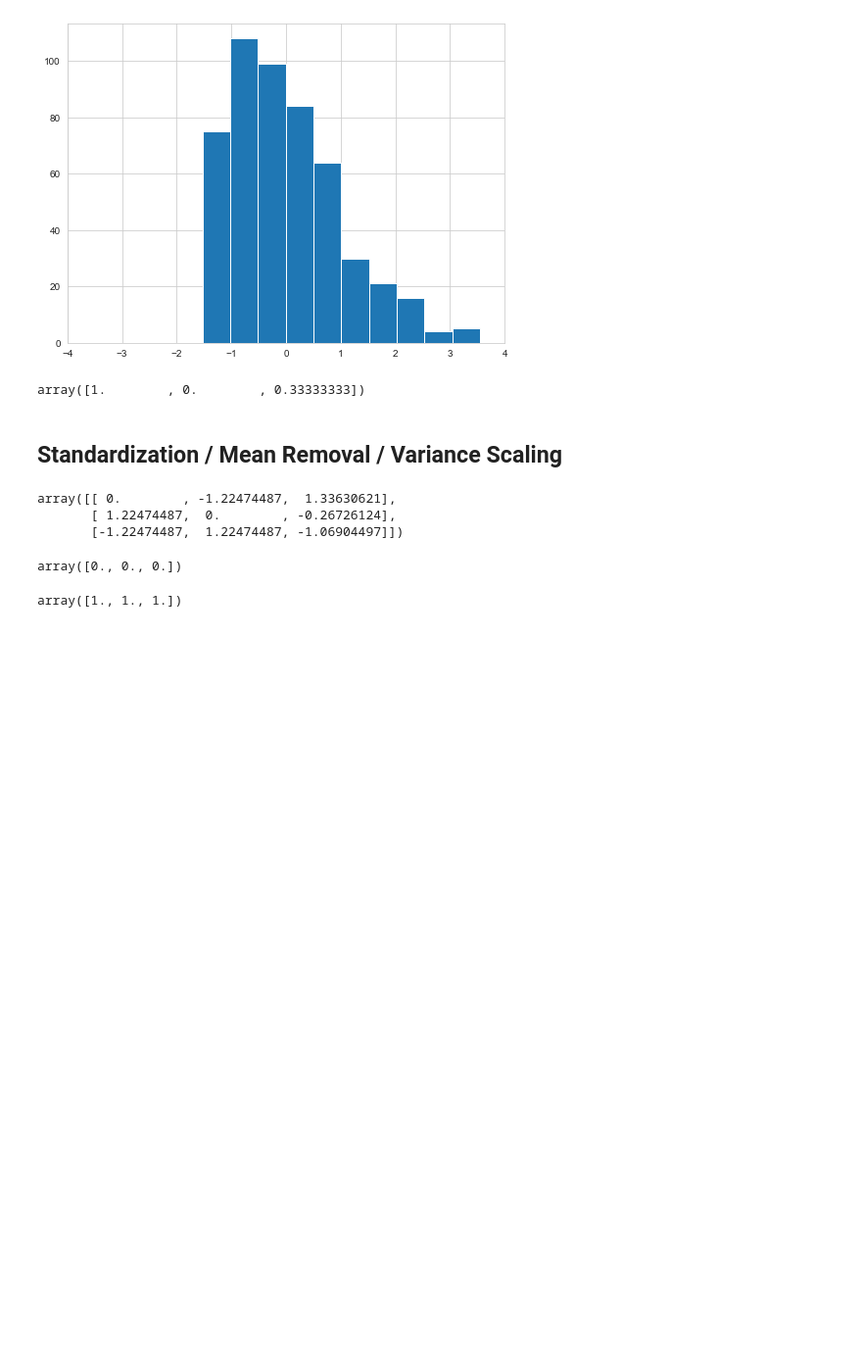
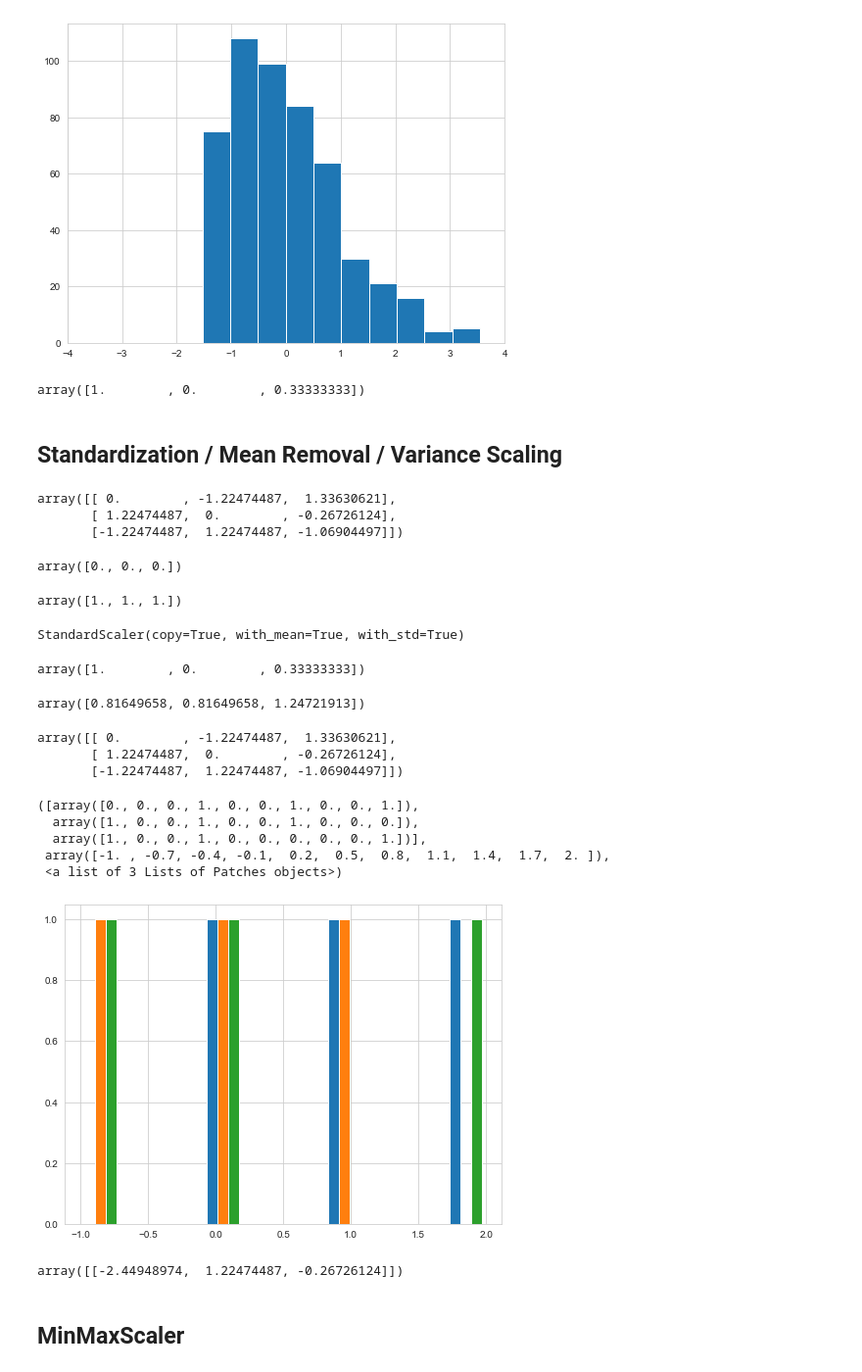
Before and after one commit to ElijahCoding/MachineLearning-Intermediate, a Jupyter notebook: Preprocessing/Data Preprocessing.ipynb, the cells around one changed output. Shown at 98% size. Drawn from its saved outputs; the diff is of its cells as text; code cells hidden in the pictures; blank space fills up the shorter version.

```diff
--- a/Preprocessing/Data Preprocessing.ipynb
+++ b/Preprocessing/Data Preprocessing.ipynb
@@ -135,3 +135,32 @@ array([0., 0., 0.])
 X_scaled.std(axis=0)
 # %% [output]
 array([1., 1., 1.])
+# %%
+scaler = preprocessing.StandardScaler().fit(X_train)
+scaler
+# %% [output]
+StandardScaler(copy=True, with_mean=True, with_std=True)
+# %%
+scaler.mean_
+# %% [output]
+array([1.        , 0.        , 0.33333333])
+# %%
+scaler.scale_
+# %% [output]
+array([0.81649658, 0.81649658, 1.24721913])
+# %%
+scaler.transform(X_train)
+# %% [output]
+array([[ 0.        , -1.22474487,  1.33630621],
+       [ 1.22474487,  0.        , -0.26726124],
+       [-1.22474487,  1.22474487, -1.06904497]])
+# %%
+plt.figure(figsize=(8, 6))
+plt.hist(X_train)
+# %% [output]
+([array([0., 0., 0., 1., 0., 0., 1., 0., 0., 1.]),
+  array([1., 0., 0., 1., 0., 0., 1., 0., 0., 0.]),
+  array([1., 0., 0., 1., 0., 0., 0., 0., 0., 1.])],
+ array([-1. , -0.7, -0.4, -0.1,  0.2,  0.5,  0.8,  1.1,  1.4,  1.7,  2. ]),
+ <a list of 3 Lists of Patches objects>)
+[figure, added]
@@ -137,0 +169,6 @@ array([1., 1., 1.])
+# %%
+scaler.transform(X_test)
+# %% [output]
+array([[-2.44948974,  1.22474487, -0.26726124]])
+# %% [markdown]
+## MinMaxScaler
```
Also changed, not shown: parts of 12 cells of this notebook.
